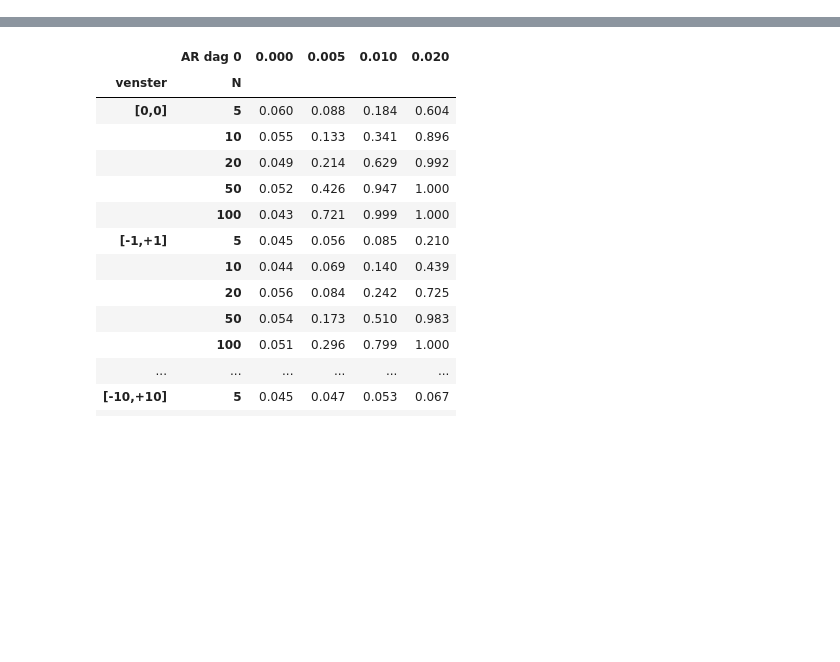
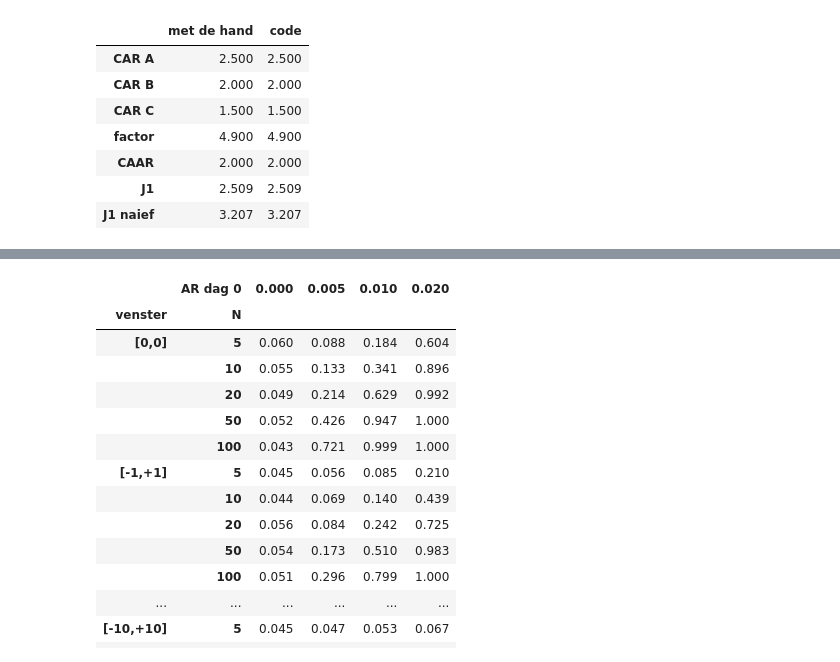
Before and after one commit to MaartenN14/history-asset-pricing, a Jupyter notebook: lectures/02_07_event_studies.ipynb, the cells around one changed output, grey strips where cells are left out. Saved outputs shown, nothing was run; the diff lists cells and outputs as text; code cells hidden in the pictures; blank space fills up the shorter version.

```diff
--- a/lectures/02_07_event_studies.ipynb
+++ b/lectures/02_07_event_studies.ipynb
@@ -654,0 +197,38 @@ verschillende kalenderdagen, $\rho > 0$ is clustering.
+# %%
+m_est = np.array([-2.0, -1.0, 0.0, 1.0, 2.0])   # market, estimation window tau = -6..-2
+m_evt = np.array([1.0, -1.0, 1.0])              # market, event window tau = -1..+1
+R_est = {"A": [-1.4, -1.4, 0.1, 0.6, 2.6], "B": [-1.0, 0.0, -1.0, 1.0, 1.0],
+         "C": [-3.3, -0.8, 0.2, 2.2, 2.7]}
+R_evt = {"A": [1.5, 1.0, 1.3], "B": [0.5, 1.5, 0.5], "C": [2.0, 0.5, 1.1]}
+L1, L2 = len(m_est), len(m_evt)
+S_mm = np.sum((m_est - m_est.mean()) ** 2)
+factor = L2 + L2**2 / L1 + (m_evt.sum() - L2 * m_est.mean()) ** 2 / S_mm   # the recipe
+
+toy_fits, car, var_car, var_naive = {}, {}, {}, {}
+for name in R_est:
+    beta, alpha = np.polyfit(m_est, R_est[name], deg=1)                  # step 1
+    resid = np.array(R_est[name]) - alpha - beta * m_est
+    toy_fits[name] = (alpha, beta, resid @ resid / (L1 - 2))             # step 2
+    car[name] = np.sum(np.array(R_evt[name]) - alpha - beta * m_evt)     # step 3
+    var_car[name] = factor * toy_fits[name][2]                           # step 4
+    var_naive[name] = L2 * toy_fits[name][2]
+
+N = len(car)
+caar = np.mean(list(car.values()))
+J1 = caar / np.sqrt(sum(var_car.values()) / N**2)                        # step 5
+J1_naive = caar / np.sqrt(sum(var_naive.values()) / N**2)
+
+hand = {"CAR A": 2.5, "CAR B": 2.0, "CAR C": 1.5, "factor": 4.9,
+        "CAAR": 2.0, "J1": 2.509, "J1 naief": 3.207}
+code = {"CAR A": car["A"], "CAR B": car["B"], "CAR C": car["C"], "factor": factor,
+        "CAAR": caar, "J1": J1, "J1 naief": J1_naive}
+pd.DataFrame({"met de hand": hand, "code": code}).round(3)
+# %% [output]
+|  | met de hand | code |
+| CAR A | 2.500 | 2.500 |
+| CAR B | 2.000 | 2.000 |
+| CAR C | 1.500 | 1.500 |
+| factor | 4.900 | 4.900 |
+| CAAR | 2.000 | 2.000 |
+| J1 | 2.509 | 2.509 |
+| J1 naief | 3.207 | 3.207 |
```
Also changed, not shown: parts of 54 cells of this notebook, 5 other files.
